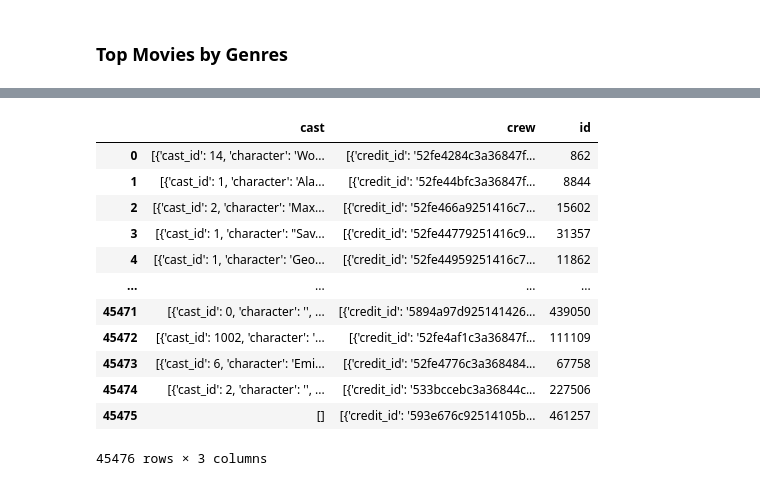
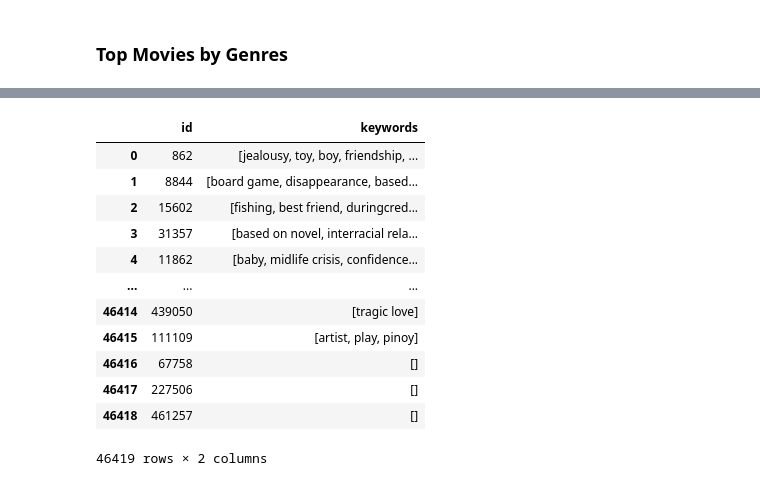
Before and after one commit to TelRich/Movie-Recommender, a Jupyter notebook: movie_recommeder.ipynb, the cells around one changed output, grey strips where cells are left out. Drawn from its saved outputs; the diff is of its cells as text; code cells hidden in the pictures.

```diff
--- a/movie_recommeder.ipynb
+++ b/movie_recommeder.ipynb
@@ -171,22 +155,25 @@ top_x_genre_movie(gn_movie_md, genre='Documentary', val=10)
 | 7 | Going Clear: Scientology and the ... | 7.7 | 306.0 | 5.887113 | 119.0 | 2015 | 6.99 |
 | 8 | One Direction: This Is Us | 8.0 | 209.0 | 5.988929 | 92.0 | 2013 | 6.97 |
 | 9 | Inside Job | 7.7 | 287.0 | 10.30535 | 109.0 | 2010 | 6.95 |
-# %%
-movie_cr
-# %% [output]
-|  | cast | crew | id |
-| 0 | [{'cast_id': 14, 'character': 'Wo... | [{'credit_id': '52fe4284c3a36847f... | 862 |
-| 1 | [{'cast_id': 1, 'character': 'Ala... | [{'credit_id': '52fe44bfc3a36847f... | 8844 |
-| 2 | [{'cast_id': 2, 'character': 'Max... | [{'credit_id': '52fe466a9251416c7... | 15602 |
-| 3 | [{'cast_id': 1, 'character': "Sav... | [{'credit_id': '52fe44779251416c9... | 31357 |
-| 4 | [{'cast_id': 1, 'character': 'Geo... | [{'credit_id': '52fe44959251416c7... | 11862 |
-| ... | ... | ... | ... |
-| 45471 | [{'cast_id': 0, 'character': '', ... | [{'credit_id': '5894a97d925141426... | 439050 |
-| 45472 | [{'cast_id': 1002, 'character': '... | [{'credit_id': '52fe4af1c3a36847f... | 111109 |
-| 45473 | [{'cast_id': 6, 'character': 'Emi... | [{'credit_id': '52fe4776c3a368484... | 67758 |
-| 45474 | [{'cast_id': 2, 'character': '', ... | [{'credit_id': '533bccebc3a36844c... | 227506 |
-| 45475 | [] | [{'credit_id': '593e676c92514105b... | 461257 |
-45476 rows × 3 columns
+# %%
+movie_cr['cast'] = movie_cr['cast'].apply(lambda x: [i['name'] for i in ast.literal_eval(x)])
+movie_kw['keywords'] = movie_kw['keywords'].apply(lambda x: [i['name'] for i in ast.literal_eval(x)])
+# %%
+movie_kw
+# %% [output]
+|  | id | keywords |
+| 0 | 862 | [jealousy, toy, boy, friendship, ... |
+| 1 | 8844 | [board game, disappearance, based... |
+| 2 | 15602 | [fishing, best friend, duringcred... |
+| 3 | 31357 | [based on novel, interracial rela... |
+| 4 | 11862 | [baby, midlife crisis, confidence... |
+| ... | ... | ... |
+| 46414 | 439050 | [tragic love] |
+| 46415 | 111109 | [artist, play, pinoy] |
+| 46416 | 67758 | [] |
+| 46417 | 227506 | [] |
+| 46418 | 461257 | [] |
+46419 rows × 2 columns
 # %%
 mov
 # %%
```
Also changed, not shown: parts of 8 cells of this notebook.
